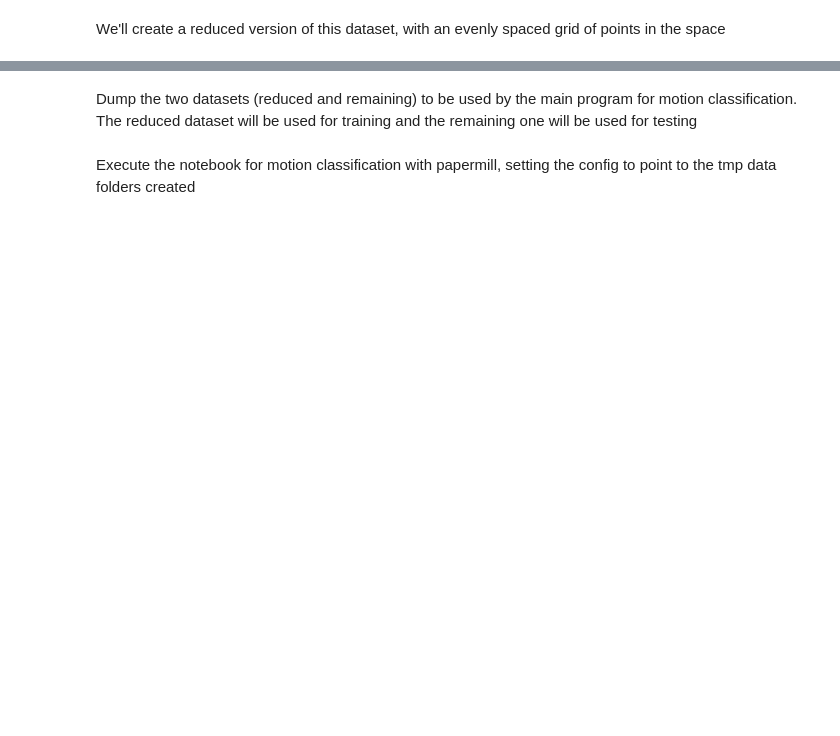
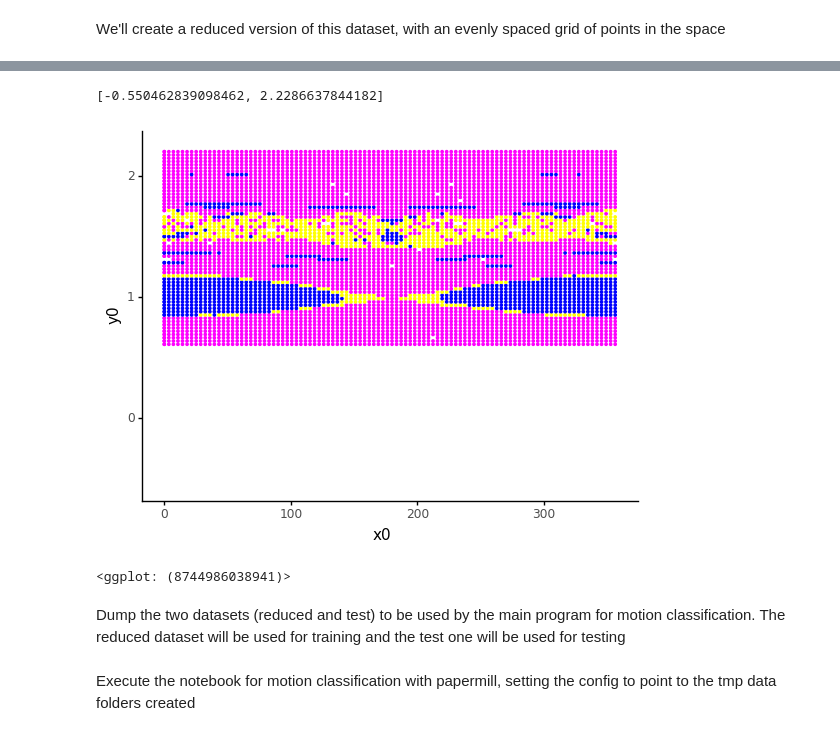
Before and after one commit to vrodriguezf/mlchaos, a Jupyter notebook: nbs_experiments/complete_cartography.ipynb, the cells around one changed output, grey strips where cells are left out. Saved outputs shown, nothing was run; the diff lists cells and outputs as text; code cells hidden in the pictures; blank space fills up the shorter version.

```diff
--- a/nbs_experiments/complete_cartography.ipynb
+++ b/nbs_experiments/complete_cartography.ipynb
@@ -86,3 +87,19 @@ show_labelled_ic_map(remaining_data.x, remaining_data.y.astype(int),
+# %%
+# Default data to test on remaining data from reduced dataset
+test_cond = ifnone(config.test_cond,
+                  lambda data: np.mod(np.arange(data.x.shape[0]), config.reduction_factor) != 0)
+test_data = data.reduce(cond=test_cond)
+# %%
+show_labelled_ic_map(test_data.x, test_data.y.astype(int),
+                     vocab=['chaotic', 'rotational', 'librational'],
+                     color_values=dict([('chaotic', 'yellow'),
+                                   ('rotational', 'magenta'),
+                                   ('librational', 'blue')]),
+                     ylim=ylims)
+# %% [output]
+[-0.550462839098462, 2.2286637844182]
+[figure, added]
+<ggplot: (8744986038941)>
 # %% [markdown]
-Dump the two datasets (reduced and remaining) to be used by the main program for motion classification. The reduced dataset will be used for training and the remaining one will be used for testing
+Dump the two datasets (reduced and test) to be used by the main program for motion classification. The reduced dataset will be used for training and the test one will be used for testing
 # %%
```
Also changed, not shown: parts of 16 cells of this notebook, 5 other files.
